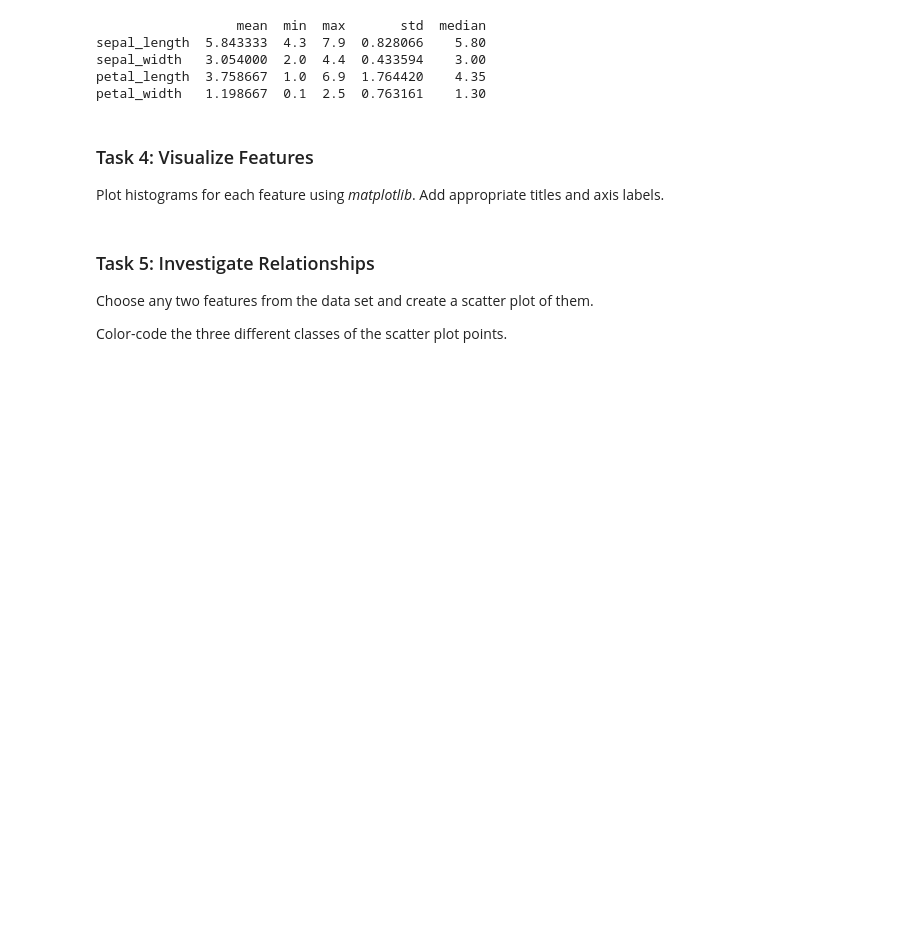
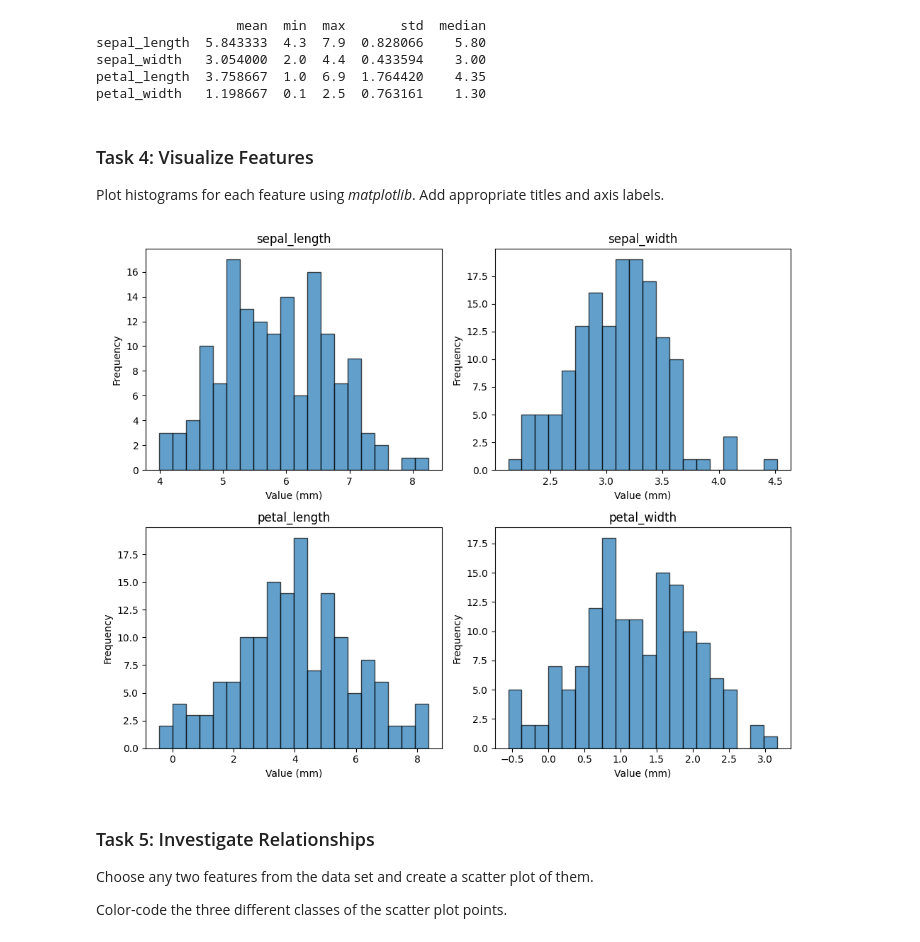
Before and after one commit to fin81985/principles_of_data_analytics, a Jupyter notebook: tasks.ipynb, the cells around one changed output. Saved outputs shown, nothing was run; the diff lists cells and outputs as text; code cells hidden in the pictures; blank space fills up the shorter version.

```diff
--- a/tasks.ipynb
+++ b/tasks.ipynb
@@ -188,6 +213,32 @@ petal_width   1.198667  0.1  2.5  0.763161    1.30
 ### Task 4: Visualize Features
 Plot histograms for each feature using *matplotlib*.
 Add appropriate titles and axis labels.
+# %%
+import numpy as np
+import matplotlib.pyplot as plt
+
+# Given summary statistics
+data = {
+    "sepal_length": np.random.normal(5.843333, 0.828066, 150),
+    "sepal_width": np.random.normal(3.054000, 0.433594, 150),
+    "petal_length": np.random.normal(3.758667, 1.764420, 150),
+    "petal_width": np.random.normal(1.198667, 0.763161, 150)
+}
+
+# Plot histograms
+fig, axes = plt.subplots(2, 2, figsize=(10, 8))
+axes = axes.ravel()
+
+for idx, (feature, values) in enumerate(data.items()):
+    axes[idx].hist(values, bins=20, edgecolor='black', alpha=0.7)
+    axes[idx].set_title(feature)
+    axes[idx].set_xlabel("Value (mm)")
+    axes[idx].set_ylabel("Frequency")
+
+plt.tight_layout()
+plt.show()
+# %% [output]
+[figure, added]
 # %% [markdown]
 ### Task 5: Investigate Relationships
 Choose any two features from the data set and create a scatter plot of them.
```
Also changed, not shown: parts of 1 cell of this notebook.
